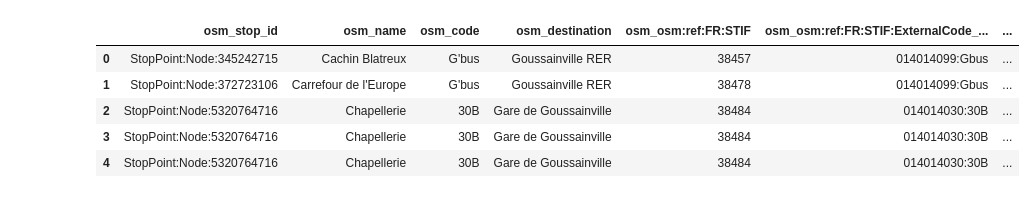
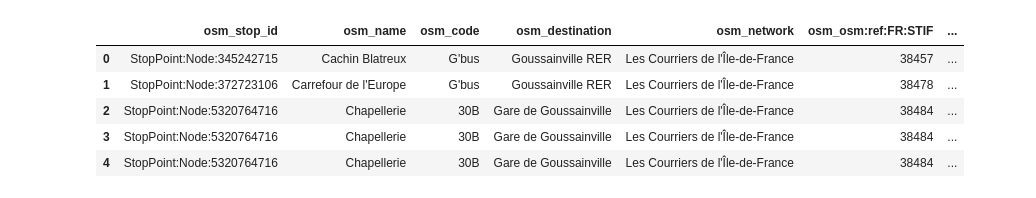
Before and after one commit to Jungle-Bus/ref-fr-STIF, a Jupyter notebook: audit_routepoints/analyse_routepoints.ipynb, the cells around one changed output. Saved outputs shown, nothing was run; the diff lists cells and outputs as text; code cells hidden in the pictures.

```diff
--- a/audit_routepoints/analyse_routepoints.ipynb
+++ b/audit_routepoints/analyse_routepoints.ipynb
@@ -1,26 +3,24 @@
 # %%
-import pandas as pd
-
-osm_routepoints = pd.read_csv("../data/routepoints.csv", dtype=str)
+osm_routepoints = pd.read_csv("../data/osm_routepoints.csv", dtype=str)
 for c in osm_routepoints.columns:
     new_col = "osm_" + c
     osm_routepoints.rename(columns={c: new_col}, inplace=True)
 
 gtfs_routepoints = pd.read_csv("../data/gtfs_routepoints.csv", dtype=str)
 for c in gtfs_routepoints.columns:
     new_col = "gtfs_" + c
     gtfs_routepoints.rename(columns={c: new_col}, inplace=True)
 
 routepoints = osm_routepoints.merge(
                     gtfs_routepoints, how='inner',
                     left_on=["osm_osm:ref:FR:STIF", "osm_osm:ref:FR:STIF:ExternalCode_Line"],
                     right_on=["gtfs_ZDEr_ID_REF_A", "gtfs_route_id"]
                )
 routepoints.head()
 # %% [output]
-|  | osm_stop_id | osm_name | osm_code | osm_destination | osm_osm:ref:FR:STIF | osm_osm:ref:FR:STIF:ExternalCode_... | ... |
-| 0 | StopPoint:Node:345242715 | Cachin Blatreux | G'bus | Goussainville RER | 38457 | 014014099:Gbus | ... |
-| 1 | StopPoint:Node:372723106 | Carrefour de l'Europe | G'bus | Goussainville RER | 38478 | 014014099:Gbus | ... |
-| 2 | StopPoint:Node:5320764716 | Chapellerie | 30B | Gare de Goussainville | 38484 | 014014030:30B | ... |
-| 3 | StopPoint:Node:5320764716 | Chapellerie | 30B | Gare de Goussainville | 38484 | 014014030:30B | ... |
-| 4 | StopPoint:Node:5320764716 | Chapellerie | 30B | Gare de Goussainville | 38484 | 014014030:30B | ... |
+|  | osm_stop_id | osm_name | osm_code | osm_destination | osm_network | osm_osm:ref:FR:STIF | ... |
+| 0 | StopPoint:Node:345242715 | Cachin Blatreux | G'bus | Goussainville RER | Les Courriers de l'Île-de-France | 38457 | ... |
+| 1 | StopPoint:Node:372723106 | Carrefour de l'Europe | G'bus | Goussainville RER | Les Courriers de l'Île-de-France | 38478 | ... |
+| 2 | StopPoint:Node:5320764716 | Chapellerie | 30B | Gare de Goussainville | Les Courriers de l'Île-de-France | 38484 | ... |
+| 3 | StopPoint:Node:5320764716 | Chapellerie | 30B | Gare de Goussainville | Les Courriers de l'Île-de-France | 38484 | ... |
+| 4 | StopPoint:Node:5320764716 | Chapellerie | 30B | Gare de Goussainville | Les Courriers de l'Île-de-France | 38484 | ... |
```
Also changed, not shown: parts of 4 cells of this notebook, 5 other files.
